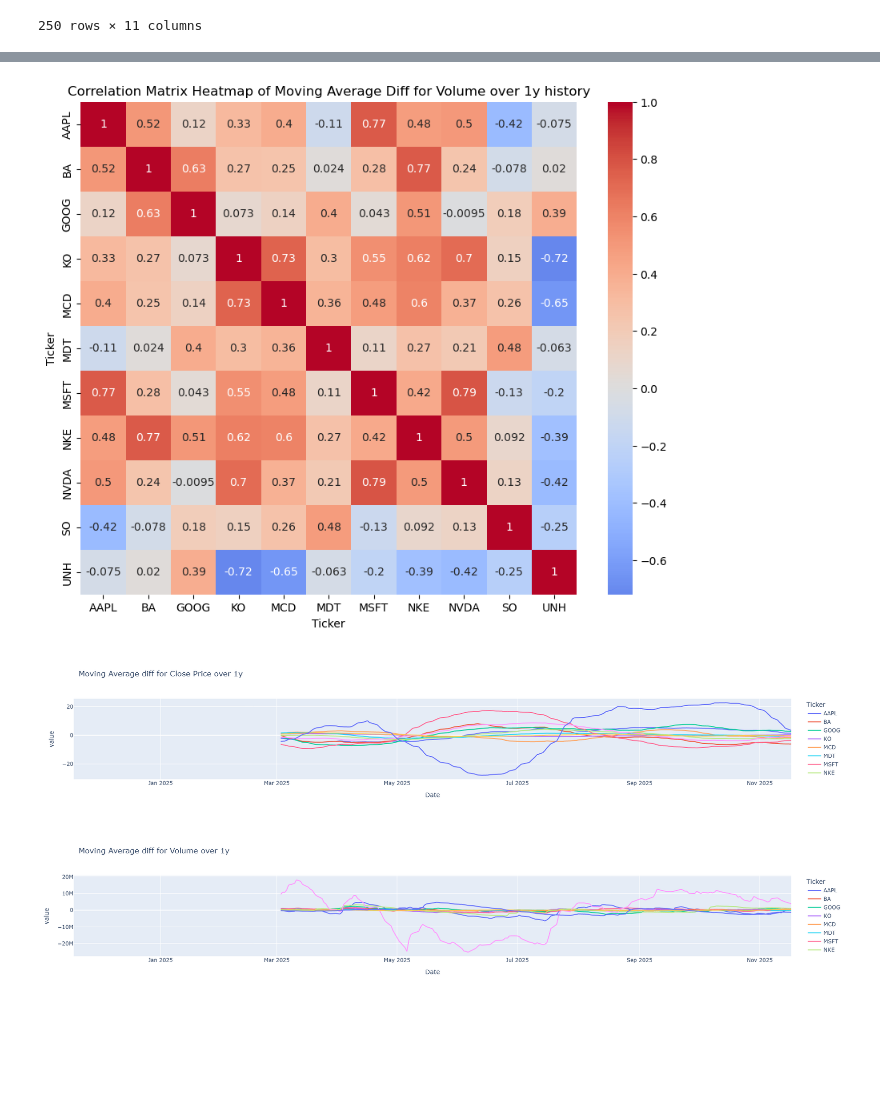
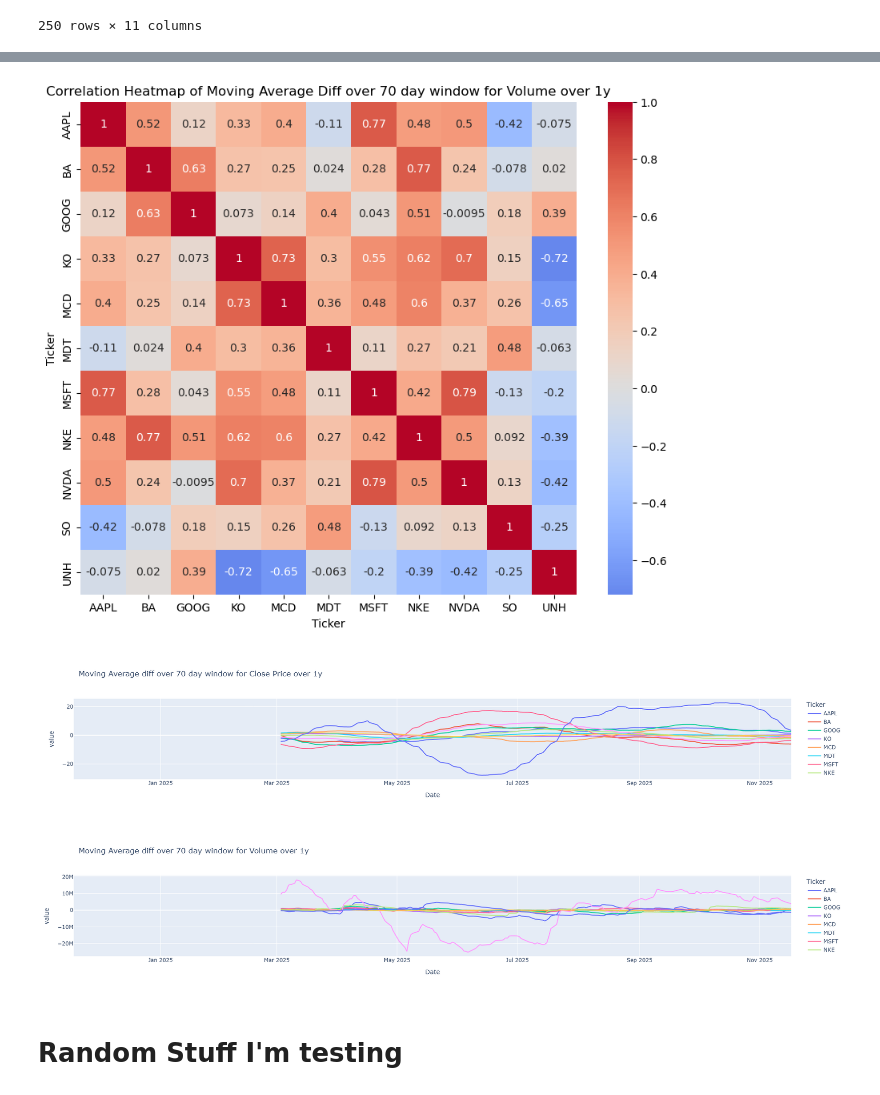
Before and after one commit to wildanlevitt/16B_BullFolio, a Jupyter notebook: FinalProjectJosephNotebook.ipynb, the cells around one changed output, grey strips where cells are left out. Saved outputs shown, nothing was run; the diff lists cells and outputs as text; code cells hidden in the pictures; blank space fills up the shorter version.

```diff
--- a/FinalProjectJosephNotebook.ipynb
+++ b/FinalProjectJosephNotebook.ipynb
@@ -424,20 +419,22 @@ corr_matrix
 # %%
 plt.figure(figsize=(10, 8))
 sns.heatmap(corr_matrix, annot=True, cmap='coolwarm', center=0)
-plt.title(f'Correlation Matrix Heatmap of Moving Average Diff for Volume over {test.timePeriod} history' )
+plt.title(f'Correlation Heatmap of Moving Average Diff over 70 day window for Volume over {test.timePeriod}' )
 plt.show()
 # %% [output]
-[figure, old version]
+[figure, new version]
 # %%
 df = test.MovingAverages('Close',70)[('Diff',)]
-fig = px.line(df, x = df.index, y = df.columns, title = f'Moving Average diff for Close Price over {test.timePeriod}')
+fig = px.line(df, x = df.index, y = df.columns, title = f'Moving Average diff over 70 day window for Close Price over {test.timePeriod}')
 fig.show()
 # %% [output]
-[figure, old version]
+[figure, new version]
 # %%
 df = test.MovingAverages('Volume',70)[('Diff',)]
-fig = px.line(df, x = df.index, y = df.columns, title = f'Moving Average diff for Volume over {test.timePeriod}')
+fig = px.line(df, x = df.index, y = df.columns, title = f'Moving Average diff over 70 day window for Volume over {test.timePeriod}')
 fig.show()
 # %% [output]
-[figure, old version]
+[figure, new version]
+# %% [markdown]
+# Random Stuff I'm testing
 # %%
```
Also changed, not shown: parts of 14 cells of this notebook.
